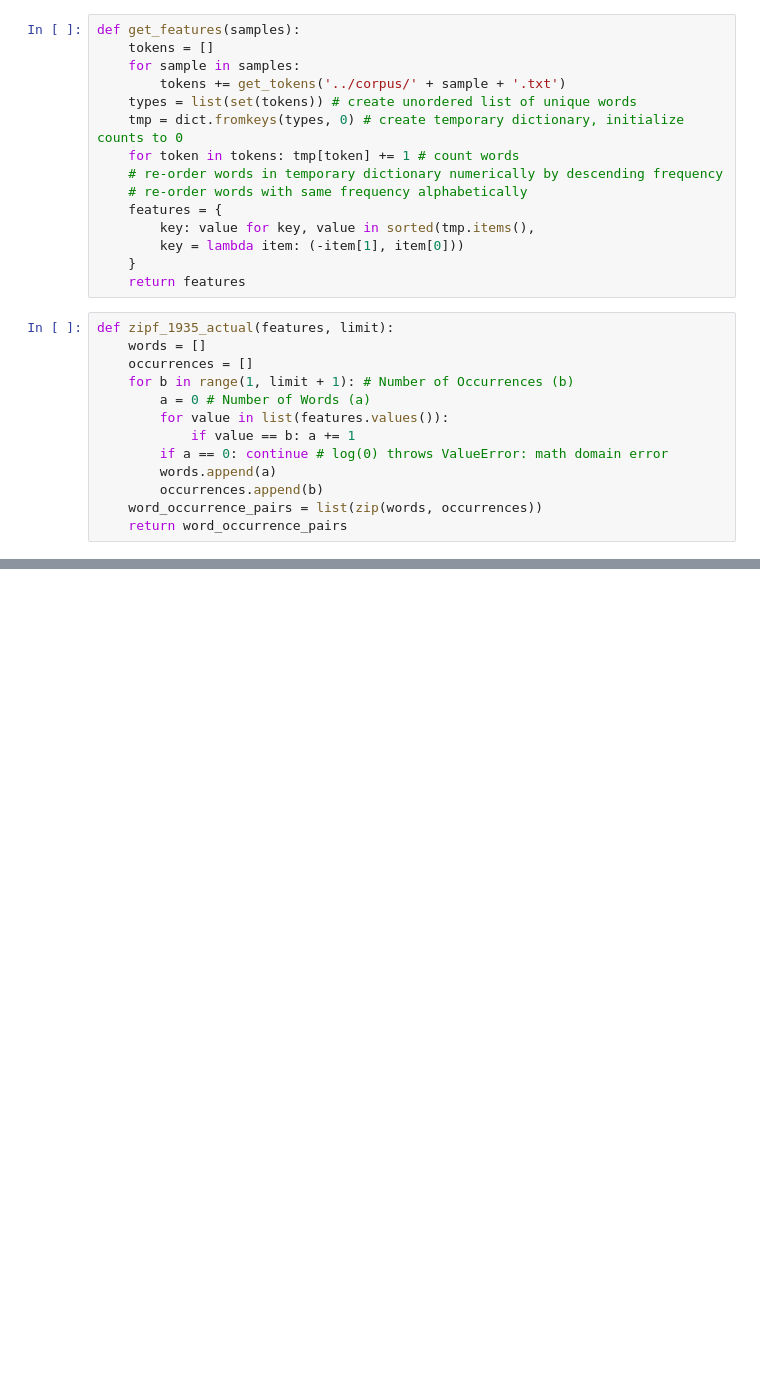
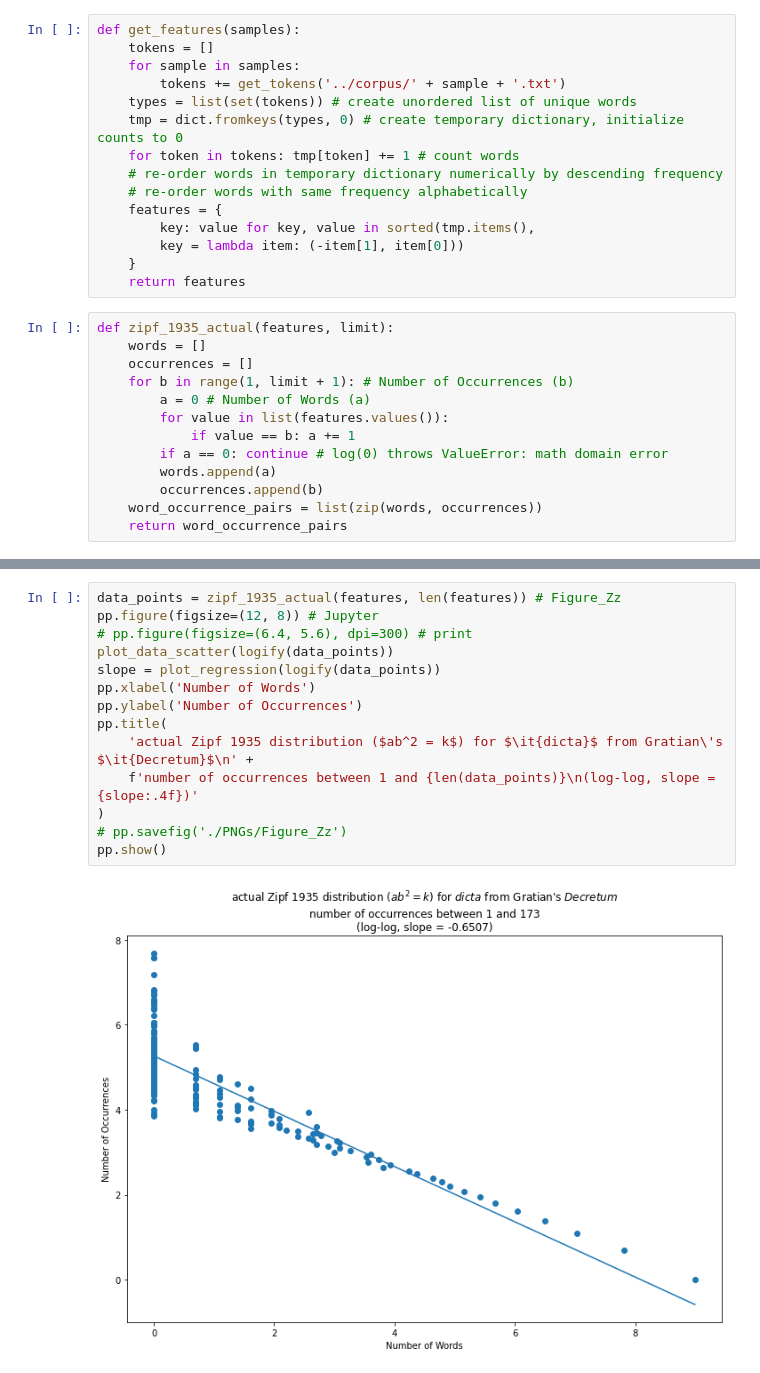
Before and after one commit to decretist/Dissertation, a Jupyter notebook: Notebooks/Zipf/Zipf35.ipynb, the cells around one changed output, grey strips where cells are left out. Saved outputs shown, nothing was run; the diff lists cells and outputs as text; blank space fills up the shorter version.

```diff
--- a/Notebooks/Zipf/Zipf35.ipynb
+++ b/Notebooks/Zipf/Zipf35.ipynb
@@ -174,3 +185,19 @@ pp.title(
 pp.show()
 # %% [output]
 [figure]
+# %%
+data_points = zipf_1935_actual(features, len(features)) # Figure_Zz
+pp.figure(figsize=(12, 8)) # Jupyter
+# pp.figure(figsize=(6.4, 5.6), dpi=300) # print
+plot_data_scatter(logify(data_points))
+slope = plot_regression(logify(data_points))
+pp.xlabel('Number of Words')
+pp.ylabel('Number of Occurrences')
+pp.title(
+    'actual Zipf 1935 distribution ($ab^2 = k$) for $\it{dicta}$ from Gratian\'s $\it{Decretum}$\n' +
+    f'number of occurrences between 1 and {len(data_points)}\n(log-log, slope = {slope:.4f})'
+)
+# pp.savefig('./PNGs/Figure_Zz')
+pp.show()
+# %% [output]
+[figure, added]
```
Also changed, not shown: parts of 4 cells of this notebook, 2 other files.
